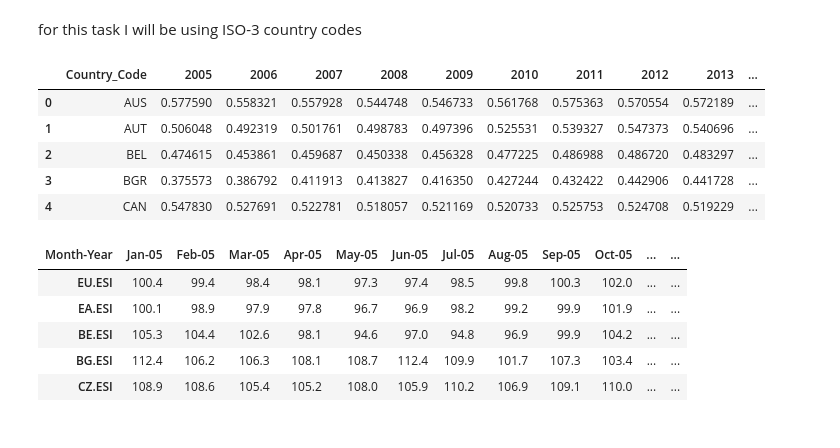
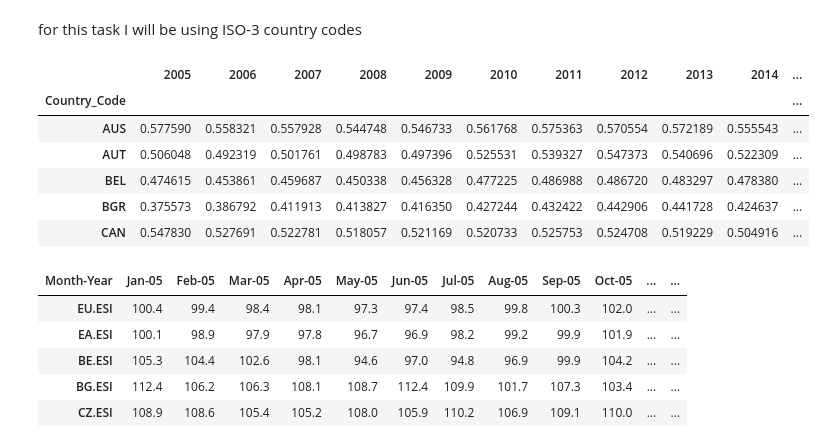
Before and after one commit to JoanneLin168/ADS-European-Productivity, a Jupyter notebook: Notebooks/pca.ipynb, the cells around one changed output. Saved outputs shown, nothing was run; the diff lists cells and outputs as text; code cells hidden in the pictures.

```diff
--- a/Notebooks/pca.ipynb
+++ b/Notebooks/pca.ipynb
@@ -51,13 +53,15 @@ education.drop(columns=["2019","2020","2021"], inplace=True)
 technology.drop(columns=["2000","2001","2002","2003","2004"], inplace=True)
-# %%
-technology.head()
-# %% [output]
-|  | Country_Code | 2005 | 2006 | 2007 | 2008 | 2009 | 2010 | 2011 | 2012 | 2013 | ... |
-| 0 | AUS | 0.577590 | 0.558321 | 0.557928 | 0.544748 | 0.546733 | 0.561768 | 0.575363 | 0.570554 | 0.572189 | ... |
-| 1 | AUT | 0.506048 | 0.492319 | 0.501761 | 0.498783 | 0.497396 | 0.525531 | 0.539327 | 0.547373 | 0.540696 | ... |
-| 2 | BEL | 0.474615 | 0.453861 | 0.459687 | 0.450338 | 0.456328 | 0.477225 | 0.486988 | 0.486720 | 0.483297 | ... |
-| 3 | BGR | 0.375573 | 0.386792 | 0.411913 | 0.413827 | 0.416350 | 0.427244 | 0.432422 | 0.442906 | 0.441728 | ... |
-| 4 | CAN | 0.547830 | 0.527691 | 0.522781 | 0.518057 | 0.521169 | 0.520733 | 0.525753 | 0.524708 | 0.519229 | ... |
+# %%
+technology.set_index("Country_Code", inplace=True)
+technology.head()
+# %% [output]
+|  | 2005 | 2006 | 2007 | 2008 | 2009 | 2010 | 2011 | 2012 | 2013 | 2014 | ... |
+| Country_Code |  |  |  |  |  |  |  |  |  |  | ... |
+| AUS | 0.577590 | 0.558321 | 0.557928 | 0.544748 | 0.546733 | 0.561768 | 0.575363 | 0.570554 | 0.572189 | 0.555543 | ... |
+| AUT | 0.506048 | 0.492319 | 0.501761 | 0.498783 | 0.497396 | 0.525531 | 0.539327 | 0.547373 | 0.540696 | 0.522309 | ... |
+| BEL | 0.474615 | 0.453861 | 0.459687 | 0.450338 | 0.456328 | 0.477225 | 0.486988 | 0.486720 | 0.483297 | 0.478380 | ... |
+| BGR | 0.375573 | 0.386792 | 0.411913 | 0.413827 | 0.416350 | 0.427244 | 0.432422 | 0.442906 | 0.441728 | 0.424637 | ... |
+| CAN | 0.547830 | 0.527691 | 0.522781 | 0.518057 | 0.521169 | 0.520733 | 0.525753 | 0.524708 | 0.519229 | 0.504916 | ... |
 # %%
 
 
```
Also changed, not shown: parts of 4 cells of this notebook.
